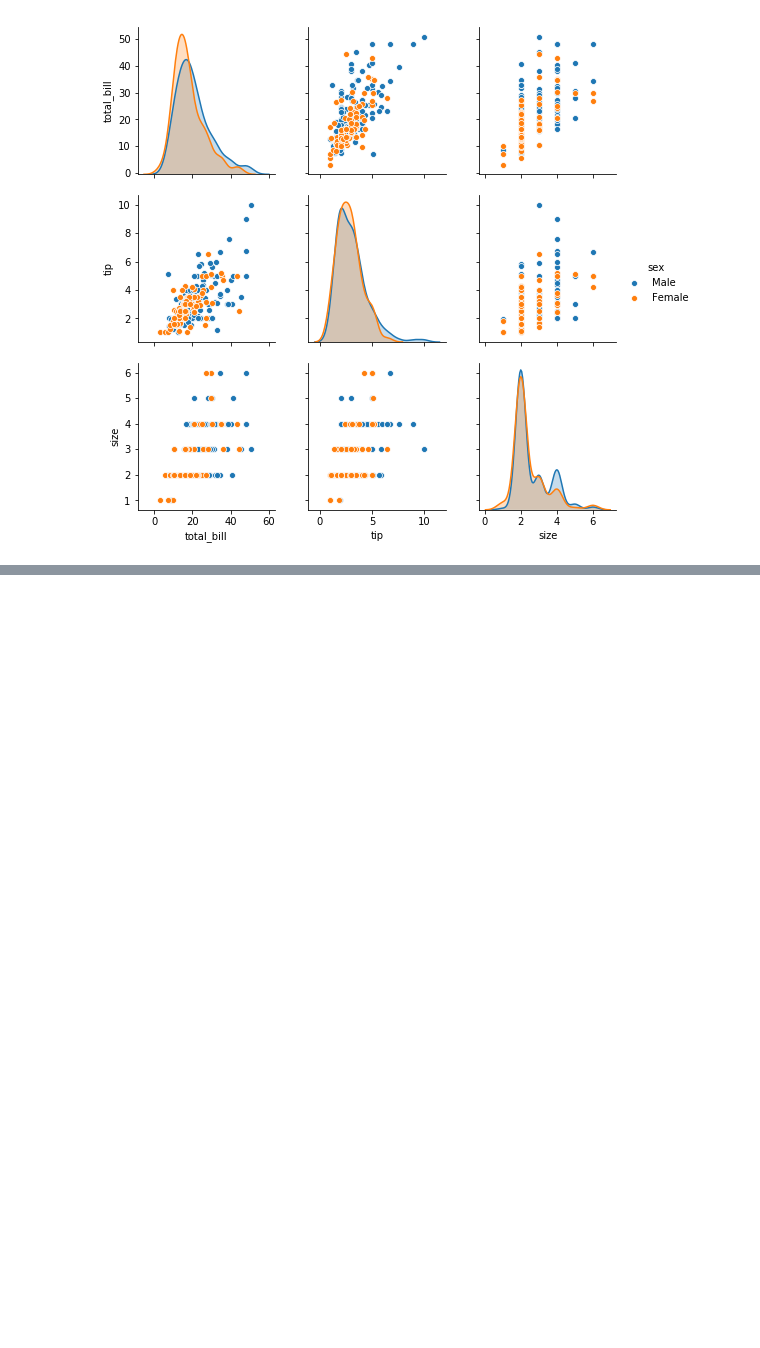
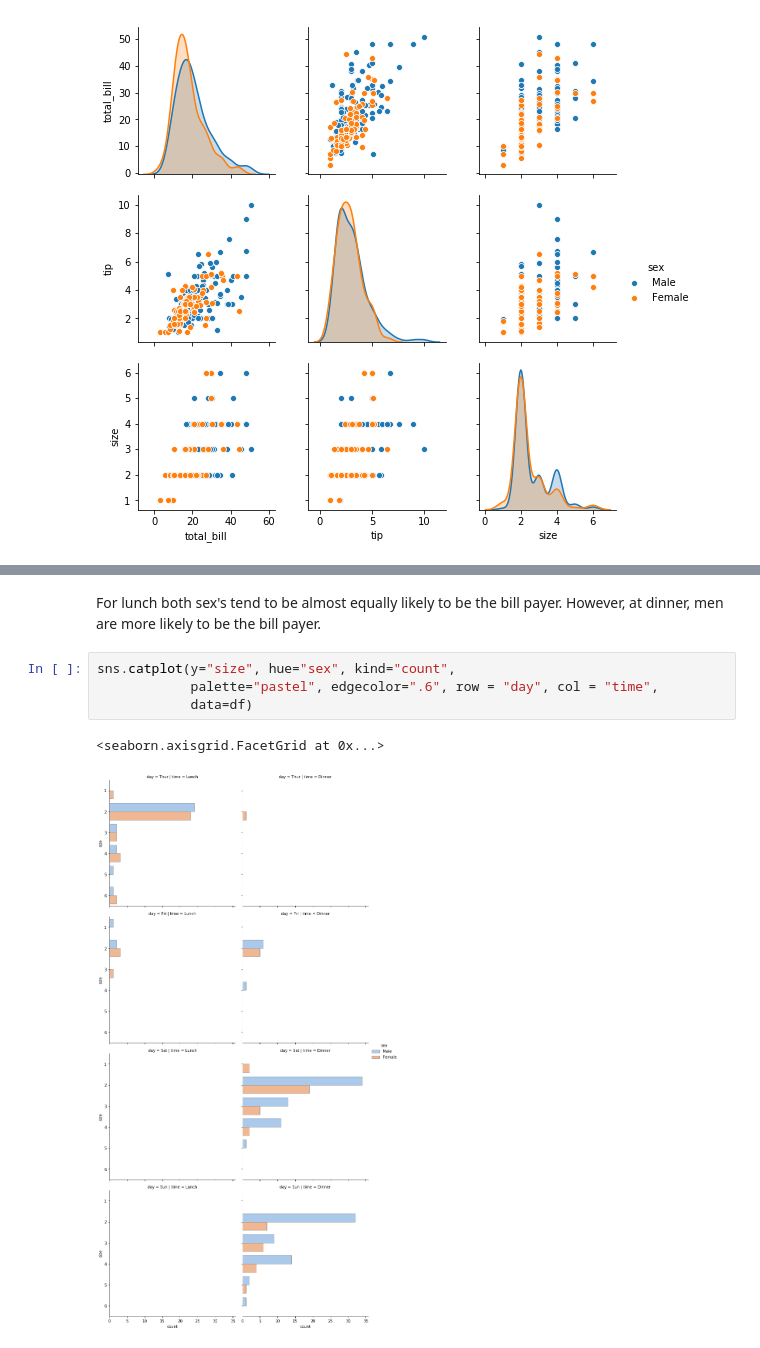
Before and after one commit to fionaoriordan/52446_19_tips, a Jupyter notebook: tips_notebook.ipynb, the cells around one changed output, grey strips where cells are left out. Drawn from its saved outputs; the diff is of its cells as text; blank space fills up the shorter version.

```diff
--- a/tips_notebook.ipynb
+++ b/tips_notebook.ipynb
@@ -112,0 +137,9 @@ sns.pairplot(df, hue = 'smoker')
+# %% [markdown]
+For lunch both sex's tend to be almost equally likely to be the bill payer.  However, at dinner, men are more likely to be the bill payer.
+# %%
+sns.catplot(y="size", hue="sex", kind="count",
+            palette="pastel", edgecolor=".6", row = "day", col = "time",
+            data=df)
+# %% [output]
+<seaborn.axisgrid.FacetGrid at 0x...>
+[figure, added]
```
Also changed, not shown: parts of 18 cells of this notebook.
